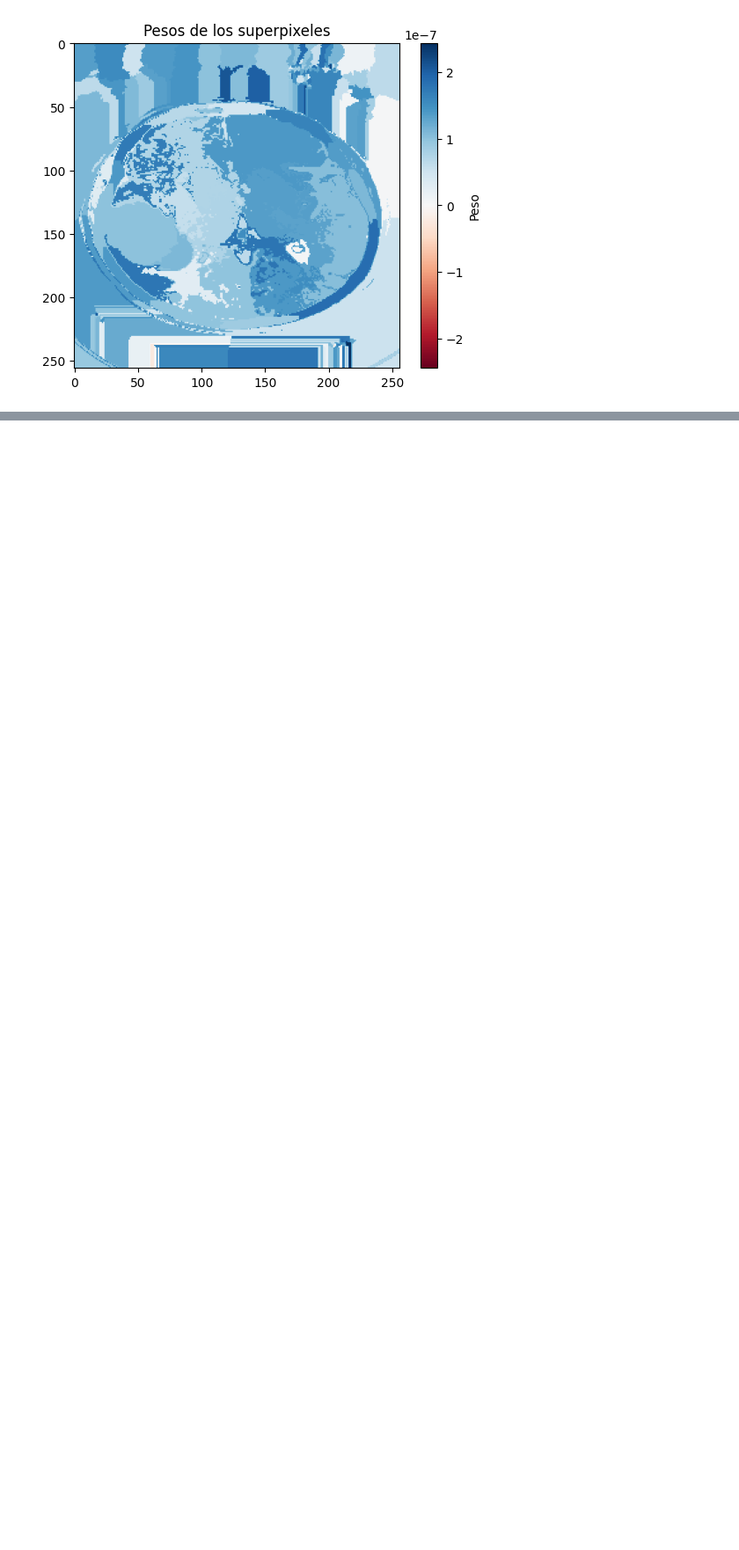
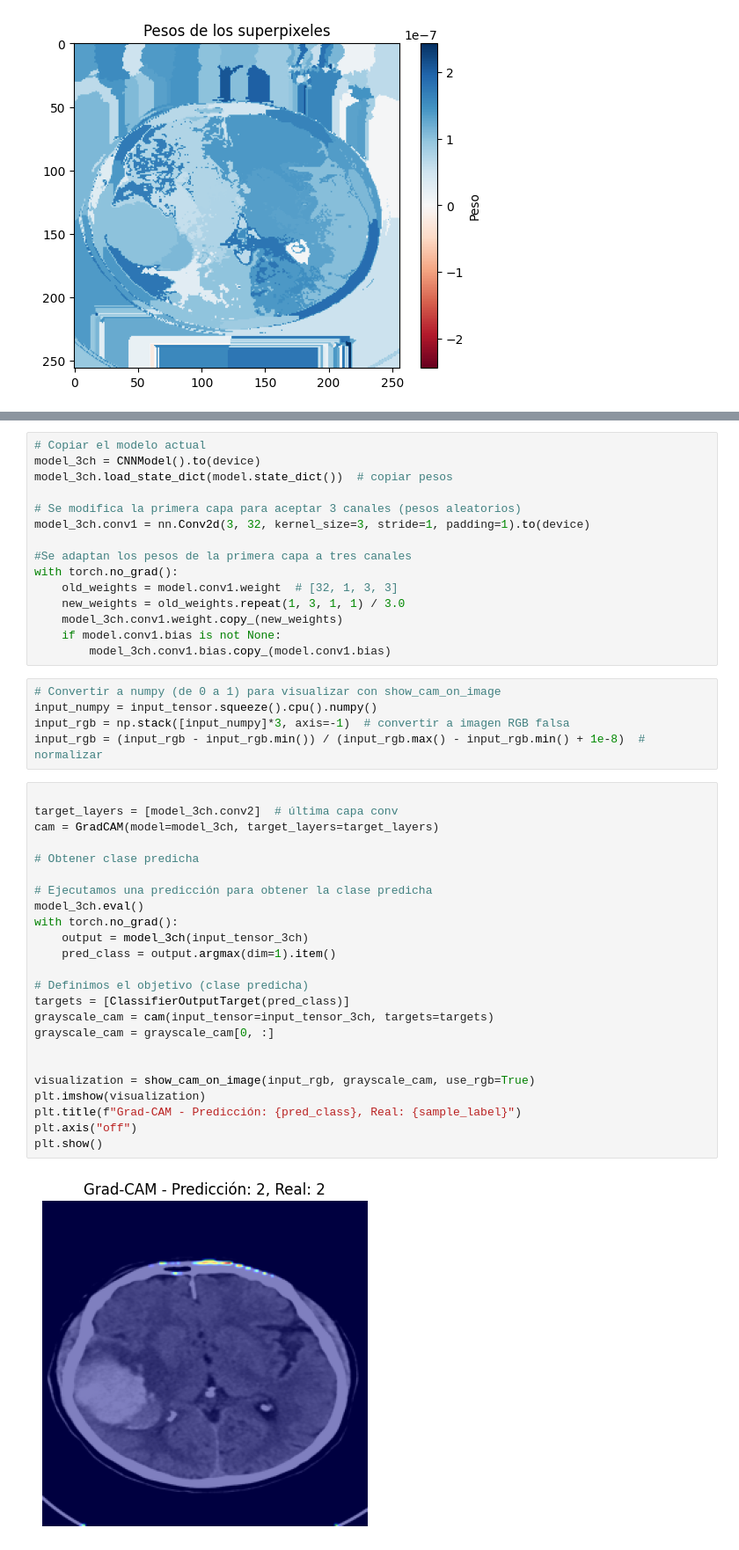
Before and after one commit to bastifwp/Explanation-IAmodels-CT, a Jupyter notebook: CNN.ipynb, the cells around one changed output, grey strips where cells are left out. Shown at 88% size. Drawn from its saved outputs; the diff is of its cells as text; blank space fills up the shorter version.

```diff
--- a/CNN.ipynb
+++ b/CNN.ipynb
@@ -656,0 +841,46 @@ plt.show()
+# %%
+# Copiar el modelo actual
+model_3ch = CNNModel().to(device)
+model_3ch.load_state_dict(model.state_dict())  # copiar pesos
+
+# Se modifica la primera capa para aceptar 3 canales (pesos aleatorios)
+model_3ch.conv1 = nn.Conv2d(3, 32, kernel_size=3, stride=1, padding=1).to(device)
+
+#Se adaptan los pesos de la primera capa a tres canales
+with torch.no_grad():
+    old_weights = model.conv1.weight  # [32, 1, 3, 3]
+    new_weights = old_weights.repeat(1, 3, 1, 1) / 3.0
+    model_3ch.conv1.weight.copy_(new_weights)
+    if model.conv1.bias is not None:
+        model_3ch.conv1.bias.copy_(model.conv1.bias)
+# %%
+# Convertir a numpy (de 0 a 1) para visualizar con show_cam_on_image
+input_numpy = input_tensor.squeeze().cpu().numpy()
+input_rgb = np.stack([input_numpy]*3, axis=-1)  # convertir a imagen RGB falsa
+input_rgb = (input_rgb - input_rgb.min()) / (input_rgb.max() - input_rgb.min() + 1e-8)  # normalizar
+# %%
+
+target_layers = [model_3ch.conv2]  # última capa conv
+cam = GradCAM(model=model_3ch, target_layers=target_layers)
+
+# Obtener clase predicha
+
+# Ejecutamos una predicción para obtener la clase predicha
+model_3ch.eval()
+with torch.no_grad():
+    output = model_3ch(input_tensor_3ch)
+    pred_class = output.argmax(dim=1).item()
+
+# Definimos el objetivo (clase predicha)
+targets = [ClassifierOutputTarget(pred_class)]
+grayscale_cam = cam(input_tensor=input_tensor_3ch, targets=targets)
+grayscale_cam = grayscale_cam[0, :]
+
+
+visualization = show_cam_on_image(input_rgb, grayscale_cam, use_rgb=True)
+plt.imshow(visualization)
+plt.title(f"Grad-CAM - Predicción: {pred_class}, Real: {sample_label}")
+plt.axis("off")
+plt.show()
+# %% [output]
+[figure, added]
```
Also changed, not shown: parts of 17 cells of this notebook.
